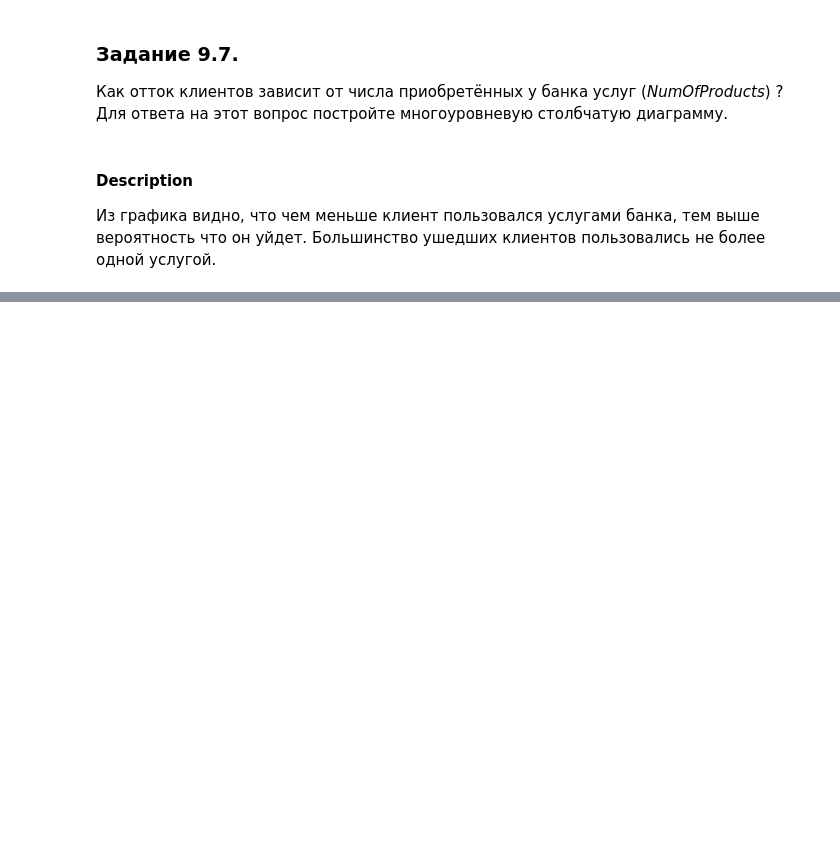
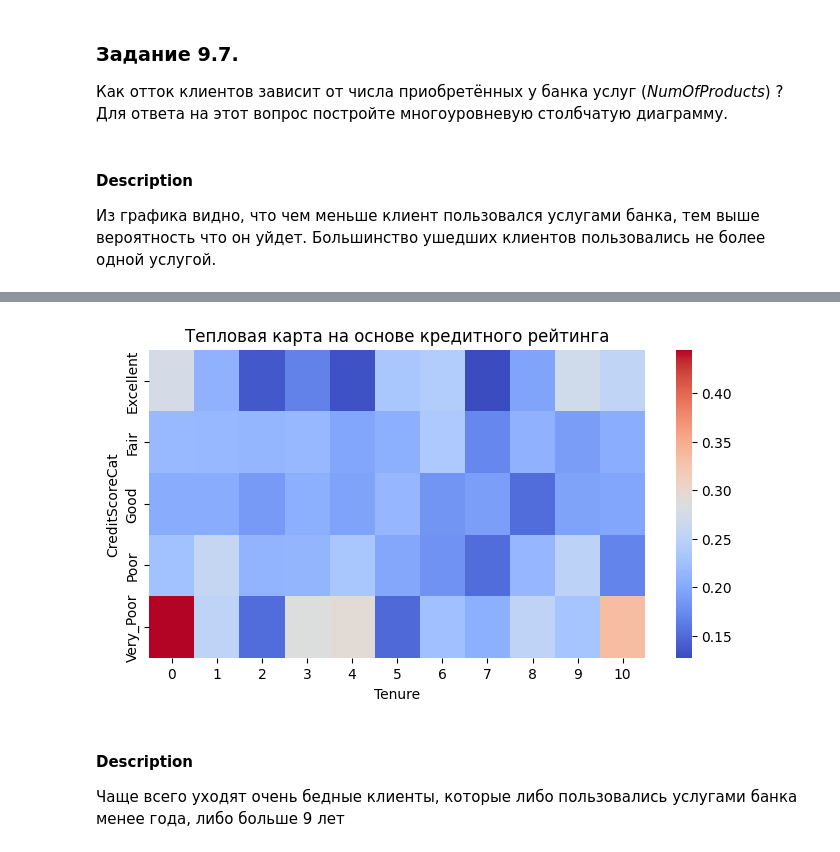
Before and after one commit to Ryba4koff/SkillFactore_DataScience, a Jupyter notebook: PYTHON-13. Визуализация данных/Закрепление знаний.ipynb, the cells around one changed output, grey strips where cells are left out. Cells and saved outputs as stored; diff of their text form; code cells hidden in the pictures; blank space fills up the shorter version.

```diff
--- a/PYTHON-13. Визуализация данных/Закрепление знаний.ipynb
+++ b/PYTHON-13. Визуализация данных/Закрепление знаний.ipynb
@@ -194,0 +251,39 @@ fig.show()
+# %%
+def get_credit_score_cat(credit_score):
+    if credit_score >= 300 and credit_score < 500:
+        return "Very_Poor"
+    elif credit_score >= 500 and credit_score < 601:
+        return "Poor"
+    elif credit_score >= 601 and credit_score < 661:
+        return "Fair"
+    elif credit_score >= 661 and credit_score < 781:
+        return "Good"
+    elif credit_score >= 781 and credit_score < 851:
+        return "Excellent"
+    elif credit_score >= 851:
+        return "Top"
+    elif credit_score < 300:
+        return "Deep"
+
+churn_df['CreditScoreCat'] = churn_df['CreditScore'].apply(get_credit_score_cat)
+
+pivot = churn_df.pivot_table(
+    values='Exited',
+    index='CreditScoreCat',
+    columns='Tenure',
+    aggfunc='mean'
+)
+
+plt.figure(figsize=(8, 4))
+heatmap = sns.heatmap(
+    data=pivot,
+    cmap='coolwarm'
+)
+heatmap.set_title('Тепловая карта на основе кредитного рейтинга')
+
+plt.show()
+# %% [output]
+[figure, added]
+# %% [markdown]
+#### Description
+Чаще всего уходят очень бедные клиенты, которые либо пользовались услугами банка менее года, либо больше 9 лет
```
Also changed, not shown: parts of 7 cells of this notebook.
